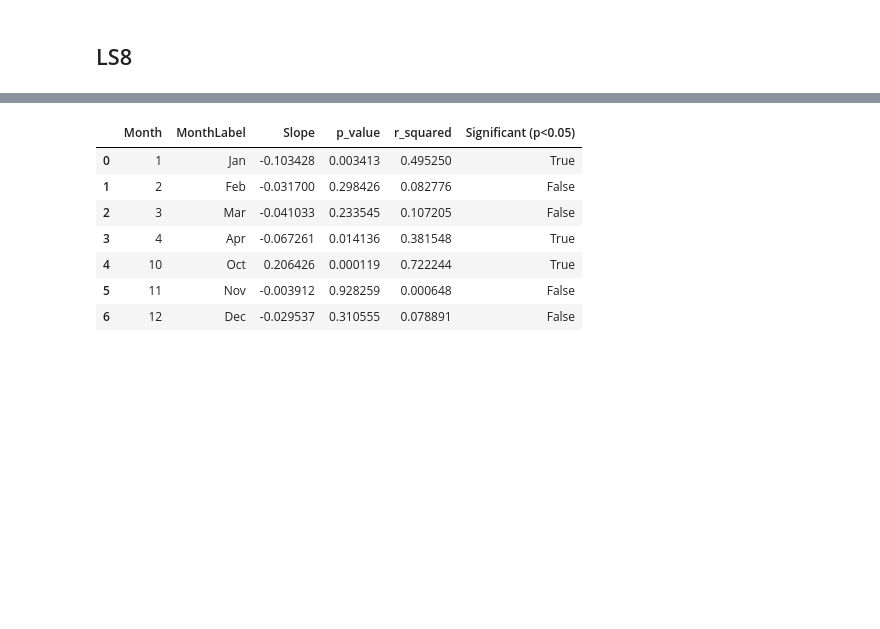
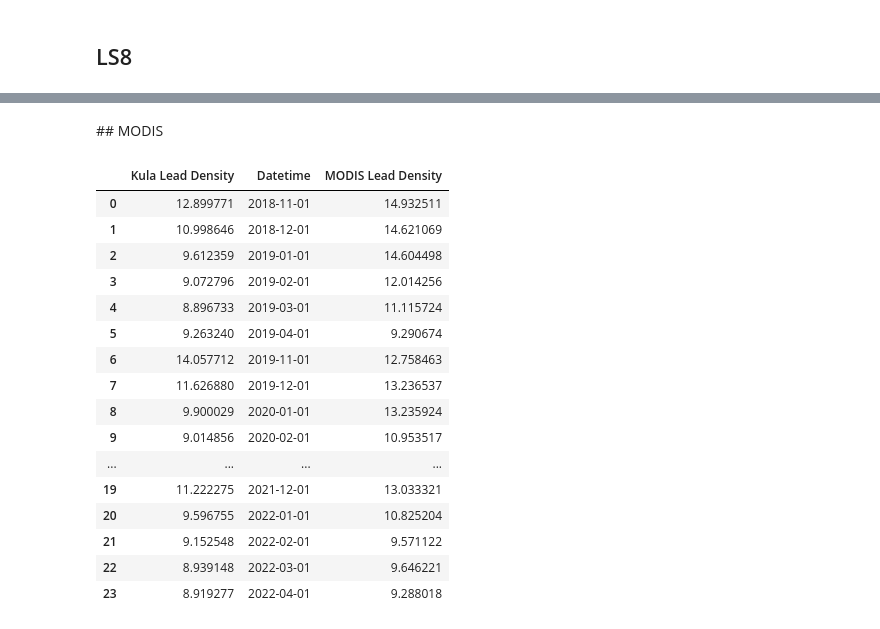
Before and after one commit to amy-swiggs/Arctic_Lead_Density_AES, a Jupyter notebook: Scripts/Fig6.ipynb, the cells around one changed output, grey strips where cells are left out. Saved outputs shown, nothing was run; the diff lists cells and outputs as text; code cells hidden in the pictures; blank space fills up the shorter version.

```diff
--- a/Scripts/Fig6.ipynb
+++ b/Scripts/Fig6.ipynb
@@ -579,11 +592,2 @@ trend_df = pd.DataFrame(trend_results).sort_values('Month')
-# %%
-trend_df
-# %% [output]
-|  | Month | MonthLabel | Slope | p_value | r_squared | Significant (p<0.05) |
-| 0 | 1 | Jan | -0.103428 | 0.003413 | 0.495250 | True |
-| 1 | 2 | Feb | -0.031700 | 0.298426 | 0.082776 | False |
-| 2 | 3 | Mar | -0.041033 | 0.233545 | 0.107205 | False |
-| 3 | 4 | Apr | -0.067261 | 0.014136 | 0.381548 | True |
-| 4 | 10 | Oct | 0.206426 | 0.000119 | 0.722244 | True |
-| 5 | 11 | Nov | -0.003912 | 0.928259 | 0.000648 | False |
-| 6 | 12 | Dec | -0.029537 | 0.310555 | 0.078891 | False |
+# %% [markdown]
+## MODIS
@@ -589,0 +657,20 @@ trend_df
+# %%
+modis_kula_monthly_leads
+# %% [output]
+|  | Kula Lead Density | Datetime | MODIS Lead Density |
+| 0 | 12.899771 | 2018-11-01 | 14.932511 |
+| 1 | 10.998646 | 2018-12-01 | 14.621069 |
+| 2 | 9.612359 | 2019-01-01 | 14.604498 |
+| 3 | 9.072796 | 2019-02-01 | 12.014256 |
+| 4 | 8.896733 | 2019-03-01 | 11.115724 |
+| 5 | 9.263240 | 2019-04-01 | 9.290674 |
+| 6 | 14.057712 | 2019-11-01 | 12.758463 |
+| 7 | 11.626880 | 2019-12-01 | 13.236537 |
+| 8 | 9.900029 | 2020-01-01 | 13.235924 |
+| 9 | 9.014856 | 2020-02-01 | 10.953517 |
+| ... | ... | ... | ... |
+| 19 | 11.222275 | 2021-12-01 | 13.033321 |
+| 20 | 9.596755 | 2022-01-01 | 10.825204 |
+| 21 | 9.152548 | 2022-02-01 | 9.571122 |
+| 22 | 8.939148 | 2022-03-01 | 9.646221 |
+| 23 | 8.919277 | 2022-04-01 | 9.288018 |
```
Also changed, not shown: parts of 4 cells of this notebook, 3 other files.
